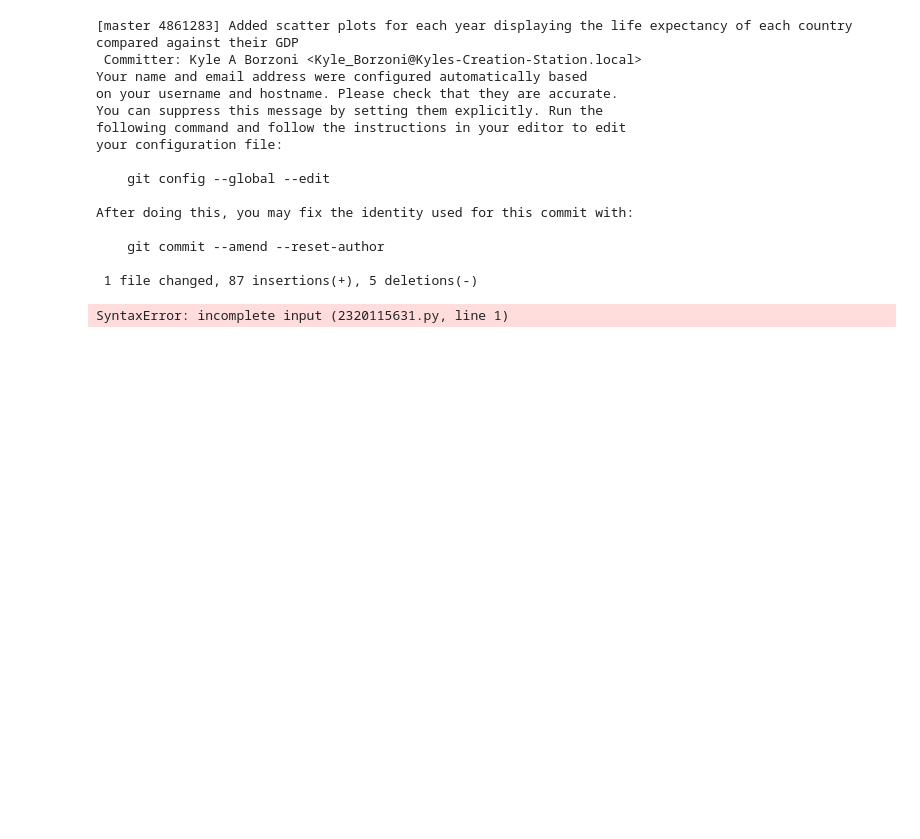
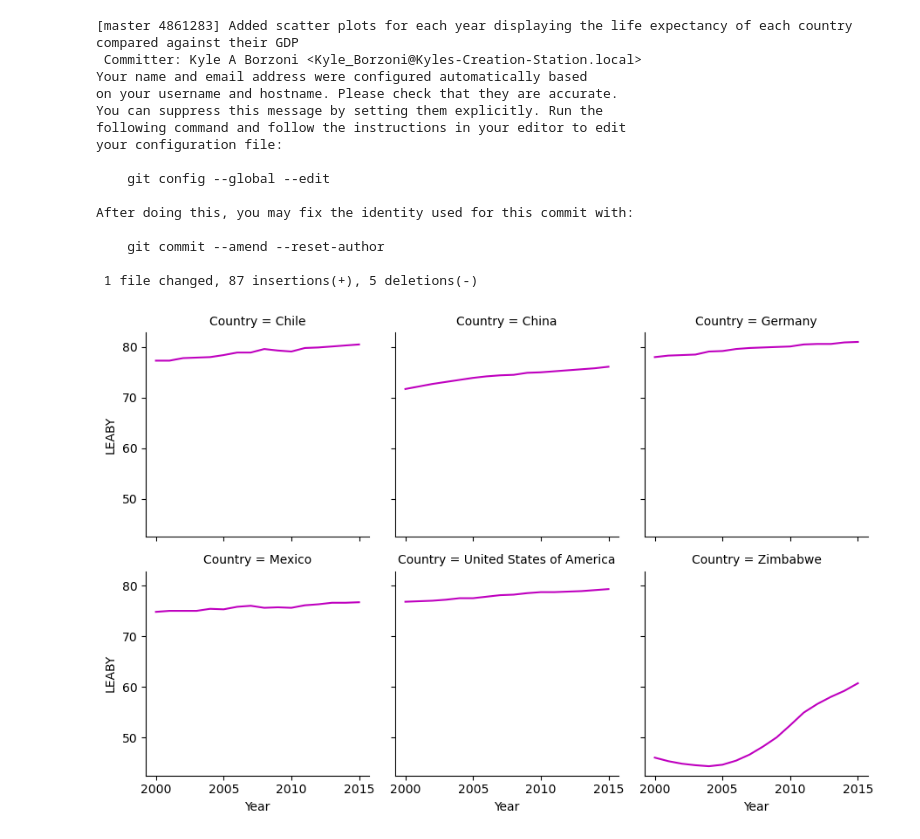
Before and after one commit to Kyloni417/life_expectancy_gdp_proj, a Jupyter notebook: life_expectancy_gdp.ipynb, the cells around one changed output. Cells and saved outputs as stored; diff of their text form; code cells hidden in the pictures; blank space fills up the shorter version.

```diff
--- a/life_expectancy_gdp.ipynb
+++ b/life_expectancy_gdp.ipynb
@@ -221,6 +222,7 @@ After doing this, you may fix the identity used for this commit with:
  1 file changed, 87 insertions(+), 5 deletions(-)
 # %%
 g3 = sns.FacetGrid(df_gdp, col="Country", col_wrap=3)
-g3 = (g3.map(plt.plot, "
+g3 = (g3.map(plt.plot, "Year", "LEABY", color="m").add_legend())
+plt.show()
 # %% [output]
-SyntaxError: incomplete input (2320115631.py, line 1)
+[figure, added]
```
Also changed, not shown: parts of 5 cells of this notebook.
